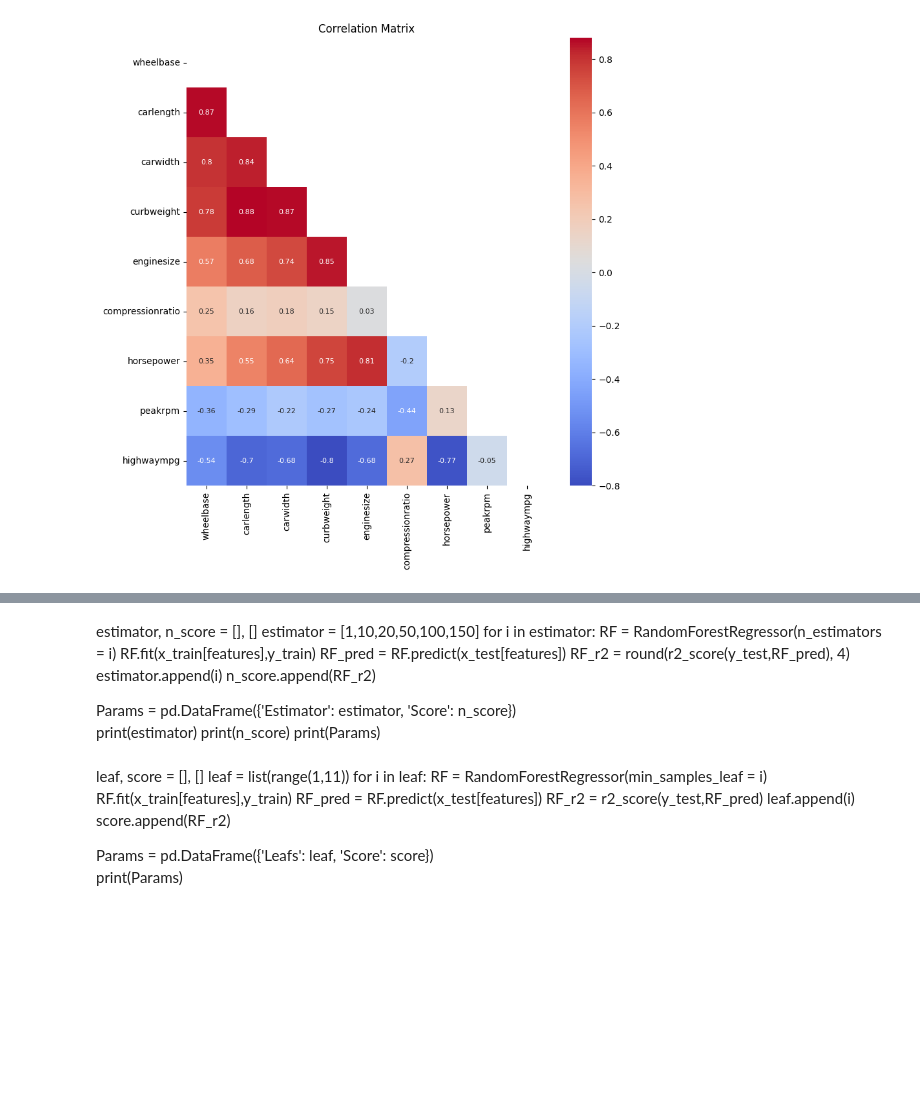
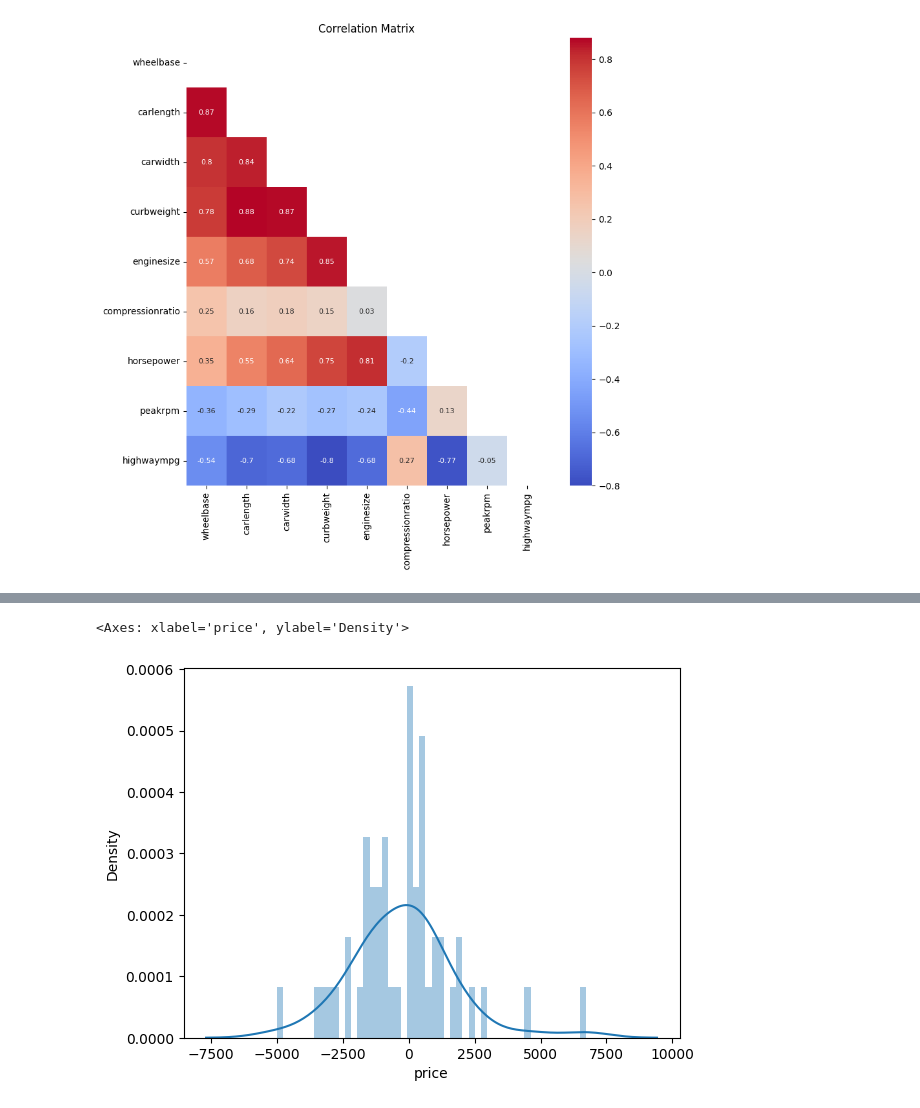
Before and after one commit to Magdalena-B1/ML-different-approaches-to-linear-regression, a Jupyter notebook: LinearRegression.ipynb, the cells around one changed output, grey strips where cells are left out. Cells and saved outputs as stored; diff of their text form; code cells hidden in the pictures; blank space fills up the shorter version.

```diff
--- a/LinearRegression.ipynb
+++ b/LinearRegression.ipynb
@@ -328,0 +384,14 @@ plt.show()
+# %%
+depth, d_score = [], []
+
+for i in range(2,7):
+    RF = RandomForestRegressor(n_estimators = 10,max_depth= i, random_state=101)
+    RF.fit(x_train[features],y_train)
+    RF_pred = RF.predict(x_test[features])
+    RF_r2 = round(r2_score(y_test,RF_pred), 4)
+    depth.append(i)
+    d_score.append(RF_r2)
+
+P2 = pd.DataFrame({'Max_depth':depth , 'Score': d_score})
+
+print(P2)
@@ -328,0 +405,14 @@ plt.show()
+# %%
+split, s_score = [], []
+
+for i in [5,10, 15, 20, 25]:
+    RF = RandomForestRegressor(n_estimators = 10,max_depth= 5, min_samples_split= i, random_state=101)
+    RF.fit(x_train[features],y_train)
+    RF_pred = RF.predict(x_test[features])
+    RF_r2 = round(r2_score(y_test,RF_pred), 4)
+    split.append(i)
+    s_score.append(RF_r2)
+
+P3 = pd.DataFrame({'Min_split':split , 'Score': s_score})
+
+print(P3)
@@ -329,13 +426,15 @@ plt.show()
 # %%
 
-RF = RandomForestRegressor(n_estimators=50, max_depth=5, min_samples_split=10, random_state=101)
+RF = RandomForestRegressor(n_estimators=10, max_depth=5, min_samples_split=5, random_state=101)
 
 RF.fit(x_train[features],y_train)
 
 RF_pred = RF.predict(x_test[features])
 RF_r2 = r2_score(y_test,RF_pred)
+MSE = mean_squared_error(y_test,RF_pred)
+RMSE = np.sqrt(MSE)
 
 print(RF_r2)
-
-RF.get_params()
+print(MSE)
+print(RMSE)
 # %% [output]
@@ -360,28 +444,5 @@ RF.get_params()
-# %% [markdown]
-estimator, n_score = [], []
-estimator = [1,10,20,50,100,150]
-for i in estimator:
-    RF = RandomForestRegressor(n_estimators = i)
-    RF.fit(x_train[features],y_train)
-    RF_pred = RF.predict(x_test[features])
-    RF_r2 = round(r2_score(y_test,RF_pred), 4)
-    estimator.append(i)
-    n_score.append(RF_r2)
-
-Params = pd.DataFrame({'Estimator': estimator, 'Score': n_score})
-print(estimator)
-print(n_score)
-print(Params)
-# %% [markdown]
-leaf, score = [], []
-leaf = list(range(1,11))
-for i in leaf:
-    RF = RandomForestRegressor(min_samples_leaf = i)
-    RF.fit(x_train[features],y_train)
-    RF_pred = RF.predict(x_test[features])
-    RF_r2 = r2_score(y_test,RF_pred)
-    leaf.append(i)
-    score.append(RF_r2)
-
-Params = pd.DataFrame({'Leafs': leaf, 'Score': score})
-print(Params)
+# %%
+sns.distplot((y_test-RF_pred),bins=50)
+# %% [output]
+<Axes: xlabel='price', ylabel='Density'>
+[figure, added]
```
Also changed, not shown: parts of 9 cells of this notebook.
